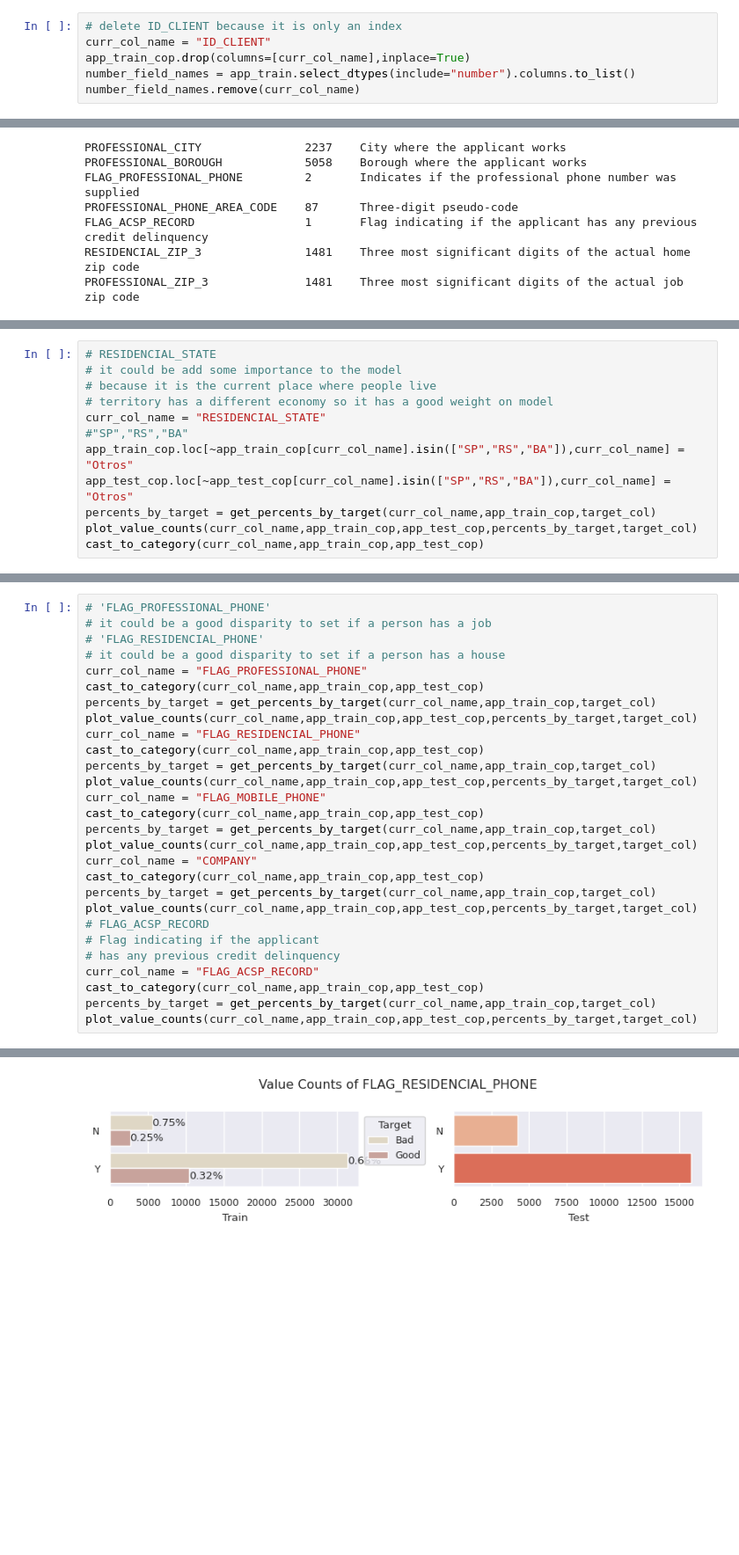
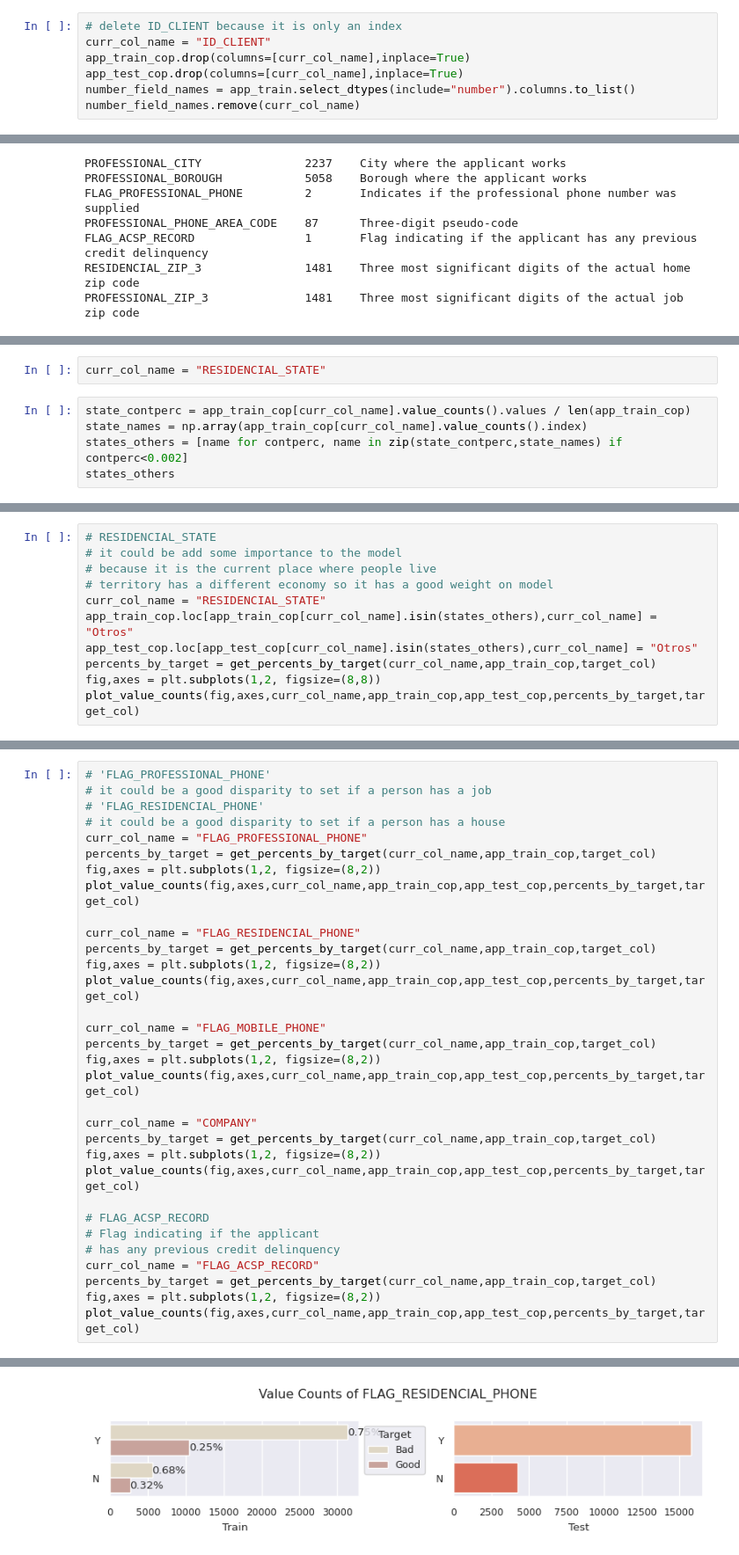
Before and after one commit to tutecode/credit-risk-analysis, a Jupyter notebook: notebook_principal.ipynb, the cells around one changed output, grey strips where cells are left out. Shown at 88% size. Drawn from its saved outputs; the diff is of its cells as text; blank space fills up the shorter version.

```diff
--- a/notebook_principal.ipynb
+++ b/notebook_principal.ipynb
@@ -514,6 +520,7 @@ app_test_cop = app_test.copy()
 # delete ID_CLIENT because it is only an index
 curr_col_name = "ID_CLIENT"
 app_train_cop.drop(columns=[curr_col_name],inplace=True)
+app_test_cop.drop(columns=[curr_col_name],inplace=True)
 number_field_names = app_train.select_dtypes(include="number").columns.to_list()
 number_field_names.remove(curr_col_name)
 # %%
@@ -1384,0 +1348,7 @@ datatype test of SEX: category
+# %%
+curr_col_name = "RESIDENCIAL_STATE"
+# %%
+state_contperc = app_train_cop[curr_col_name].value_counts().values / len(app_train_cop)
+state_names = np.array(app_train_cop[curr_col_name].value_counts().index)
+states_others = [name for contperc, name in zip(state_contperc,state_names) if contperc<0.002]
+states_others
@@ -1388,10 +1360,9 @@ datatype test of SEX: category
 # because it is the current place where people live
 # territory has a different economy so it has a good weight on model
 curr_col_name = "RESIDENCIAL_STATE"
-#"SP","RS","BA"
-app_train_cop.loc[~app_train_cop[curr_col_name].isin(["SP","RS","BA"]),curr_col_name] = "Otros"
-app_test_cop.loc[~app_test_cop[curr_col_name].isin(["SP","RS","BA"]),curr_col_name] = "Otros"
+app_train_cop.loc[app_train_cop[curr_col_name].isin(states_others),curr_col_name] = "Otros"
+app_test_cop.loc[app_test_cop[curr_col_name].isin(states_others),curr_col_name] = "Otros"
 percents_by_target = get_percents_by_target(curr_col_name,app_train_cop,target_col)
-plot_value_counts(curr_col_name,app_train_cop,app_test_cop,percents_by_target,target_col)
-cast_to_category(curr_col_name,app_train_cop,app_test_cop)
+fig,axes = plt.subplots(1,2, figsize=(8,8))
+plot_value_counts(fig,axes,curr_col_name,app_train_cop,app_test_cop,percents_by_target,target_col)
 # %% [output]
@@ -1404,26 +1373,30 @@ datatype test of RESIDENCIAL_STATE: category
 # 'FLAG_RESIDENCIAL_PHONE'
 # it could be a good disparity to set if a person has a house
 curr_col_name = "FLAG_PROFESSIONAL_PHONE"
-cast_to_category(curr_col_name,app_train_cop,app_test_cop)
 percents_by_target = get_percents_by_target(curr_col_name,app_train_cop,target_col)
-plot_value_counts(curr_col_name,app_train_cop,app_test_cop,percents_by_target,target_col)
+fig,axes = plt.subplots(1,2, figsize=(8,2))
+plot_value_counts(fig,axes,curr_col_name,app_train_cop,app_test_cop,percents_by_target,target_col)
+
 curr_col_name = "FLAG_RESIDENCIAL_PHONE"
-cast_to_category(curr_col_name,app_train_cop,app_test_cop)
 percents_by_target = get_percents_by_target(curr_col_name,app_train_cop,target_col)
-plot_value_counts(curr_col_name,app_train_cop,app_test_cop,percents_by_target,target_col)
+fig,axes = plt.subplots(1,2, figsize=(8,2))
+plot_value_counts(fig,axes,curr_col_name,app_train_cop,app_test_cop,percents_by_target,target_col)
+
 curr_col_name = "FLAG_MOBILE_PHONE"
-cast_to_category(curr_col_name,app_train_cop,app_test_cop)
 percents_by_target = get_percents_by_target(curr_col_name,app_train_cop,target_col)
-plot_value_counts(curr_col_name,app_train_cop,app_test_cop,percents_by_target,target_col)
+fig,axes = plt.subplots(1,2, figsize=(8,2))
+plot_value_counts(fig,axes,curr_col_name,app_train_cop,app_test_cop,percents_by_target,target_col)
+
 curr_col_name = "COMPANY"
-cast_to_category(curr_col_name,app_train_cop,app_test_cop)
 percents_by_target = get_percents_by_target(curr_col_name,app_train_cop,target_col)
-plot_value_counts(curr_col_name,app_train_cop,app_test_cop,percents_by_target,target_col)
+fig,axes = plt.subplots(1,2, figsize=(8,2))
+plot_value_counts(fig,axes,curr_col_name,app_train_cop,app_test_cop,percents_by_target,target_col)
+
 # FLAG_ACSP_RECORD
 # Flag indicating if the applicant
 # has any previous credit delinquency
 curr_col_name = "FLAG_ACSP_RECORD"
-cast_to_category(curr_col_name,app_train_cop,app_test_cop)
 percents_by_target = get_percents_by_target(curr_col_name,app_train_cop,target_col)
-plot_value_counts(curr_col_name,app_train_cop,app_test_cop,percents_by_target,target_col)
+fig,axes = plt.subplots(1,2, figsize=(8,2))
+plot_value_counts(fig,axes,curr_col_name,app_train_cop,app_test_cop,percents_by_target,target_col)
 # %% [output]
@@ -1435 +1404 @@ datatype test of FLAG_RESIDENCIAL_PHONE: category
-[figure, old version]
+[figure, new version]
```
Also changed, not shown: parts of 60 cells of this notebook, 2 other files.
